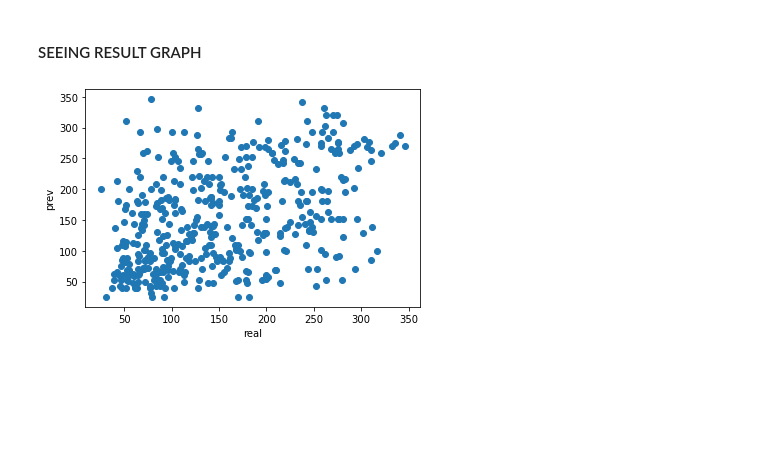
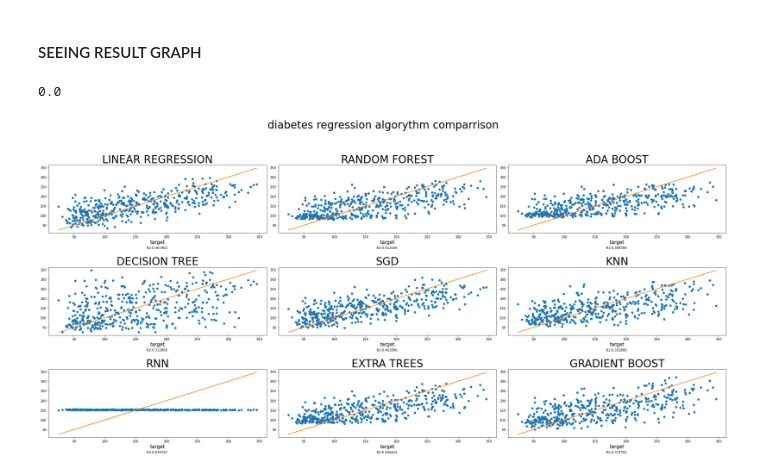
Before and after one commit to leofrio/Testing-Famous-ML-models, a Jupyter notebook: Diabetes-Regression/regre.ipynb, the cells around one changed output. Saved outputs shown, nothing was run; the diff lists cells and outputs as text; code cells hidden in the pictures; blank space fills up the shorter version.

Commit message:
making regression evaluation

```diff
--- a/Diabetes-Regression/regre.ipynb
+++ b/Diabetes-Regression/regre.ipynb
@@ -61,6 +78,14 @@ def getModel():
 # %% [markdown]
 ## CROSS VAL
 # %%
-scores =cross_val_score(getModel(),X,y,cv=10)
-print("R2: ",np.absolute(np.mean(scores)))
+models=getModels()
+scores={}
+for i in models.keys():
+    scores[i]=np.absolute(np.mean(cross_val_score(models[i],X,y,cv=10)) )
+
+""" scores =cross_val_score(getModel(),X,y,cv=10)
+print("R2: ",np.absolute(np.mean(scores))) """
+
+
+scores
 # %% [output]
@@ -68,10 +101,48 @@ R2:  0.2375715095430369
 # %% [markdown]
 #### SEEING RESULT GRAPH
-# %%
-y_pred=cross_val_predict(getModel(),X,y,cv=10)
-plt.scatter(y,y_pred)
-plt.xlabel("real")
-plt.ylabel("prev")
-plt.show()
-# %% [output]
-[figure, removed]
+# %%
+
+
+predictions= []
+for i in models.keys():
+    predictions.append(cross_val_predict(models[i],X,y,cv=10))
+
+#predictions["target"]=y
+predictions=pd.DataFrame(predictions)
+#print(predictions)
+#predictions=np.transpose(pd.DataFrame(predictions))
+predictions["models"]=models.keys()
+predictions=np.transpose(predictions)
+
+""" aux=y
+aux=aux.tolist()
+aux.append(None)
+aux=np.array(aux)
+aux  """
+auxdic=scores
+auxdic=list(auxdic.items())
+print(np.round(auxdic[0][1]))
+fig,ax =plt.subplots(3,3)
+fig.suptitle("diabetes regression algorythm comparrison",size=33)
+fig.set_figwidth(30)
+fig.set_figheight(15)
+dimX=ax.shape[0]
+dimY=ax.shape[1]
+for i in range(dimX):
+    for j in range(dimY) :
+        oneDIndex=(i*dimX)+j
+        ax[i,j].plot(y,predictions.drop("models")[oneDIndex],"o")
+        ax[i,j].set_title(predictions.at["models",oneDIndex],size=33)
+        ax[i,j].set_xlabel("target",size=15)
+        ax[i,j].set_xbound(lower=0,upper=350)
+        m,b=np.polyfit(y,y,deg=1)
+        ax[i,j].plot(y,m*y+b)
+        centerish=ax[i,j].get_xbound()[1]/2
+        centerishY=ax[i,j].get_ybound()[1]/2
+        ax[i,j].text(x=centerish-13,y=-centerishY/2.5,s=("R2:%f" % float(auxdic[oneDIndex][1])),ma="center")
+fig.align_labels()
+fig.tight_layout()
+fig.subplots_adjust(top=0.85,hspace=0.5)
+# %% [output]
+0.0
+[figure, added]
```
Also changed, not shown: parts of 5 cells of this notebook, 1 other file.
